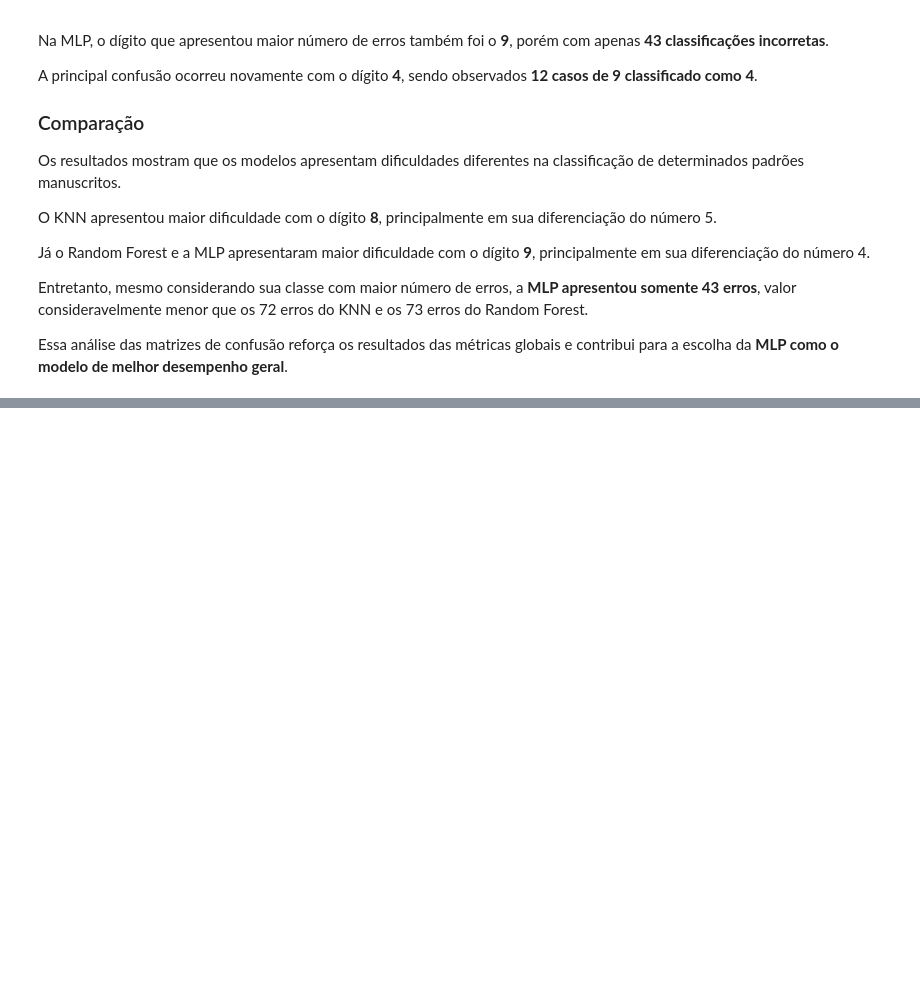
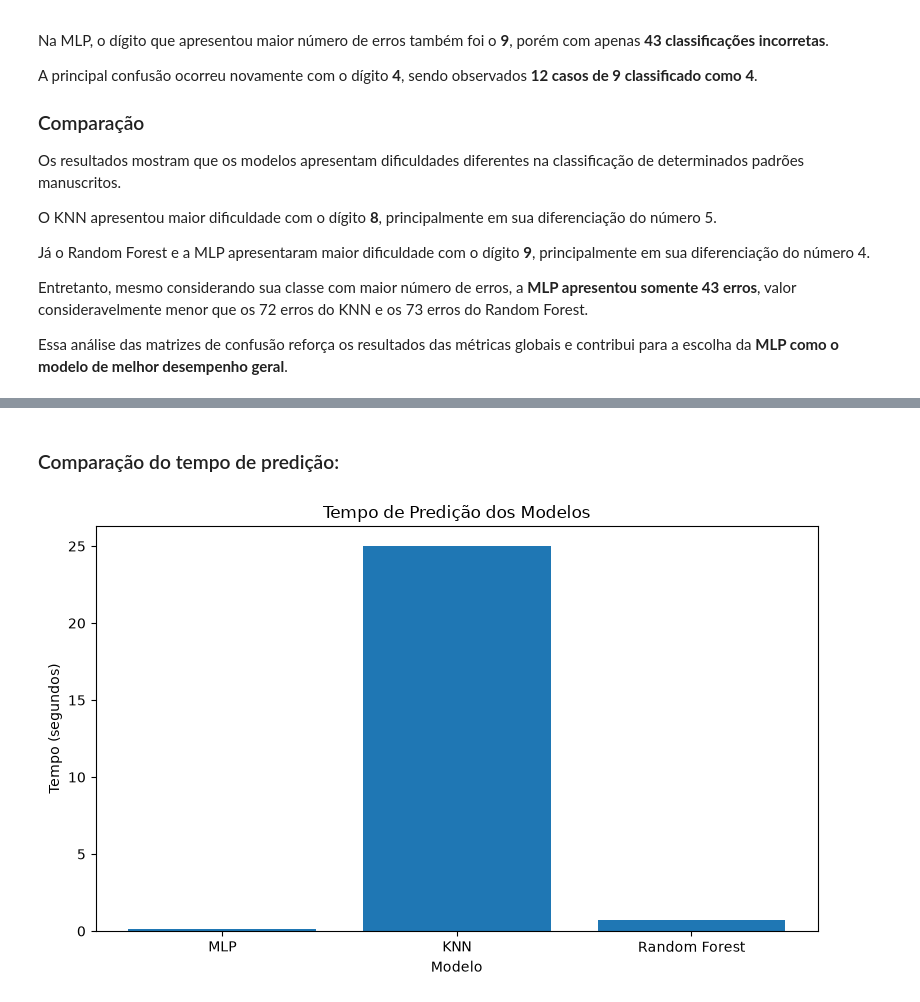
Before and after one commit to MarcioPaiano/SENAI-Miniprojeto-MNIST, a Jupyter notebook: notebook/mnist.ipynb, the cells around one changed output, grey strips where cells are left out. Saved outputs shown, nothing was run; the diff lists cells and outputs as text; code cells hidden in the pictures; blank space fills up the shorter version.

```diff
--- a/notebook/mnist.ipynb
+++ b/notebook/mnist.ipynb
@@ -1504,0 +1653,27 @@ de melhor desempenho geral**.
+# %% [markdown]
+### Comparação do tempo de predição:
+# %%
+#Salvando a figura de comparação do tempo de predição
+plt.figure(figsize=(8, 5))
+
+plt.bar(
+    resultados_finais["Modelo"],
+    resultados_finais["Tempo_predicao"]
+)
+
+plt.title("Tempo de Predição dos Modelos")
+plt.xlabel("Modelo")
+plt.ylabel("Tempo (segundos)")
+
+plt.tight_layout()
+
+plt.savefig(
+    PASTA_FIGURAS / "comparacao_tempo_predicao.png",
+    dpi=300,
+    bbox_inches="tight"
+)
+
+plt.show()
+plt.close()
+# %% [output]
+[figure, added]
```
Also changed, not shown: parts of 9 cells of this notebook.
